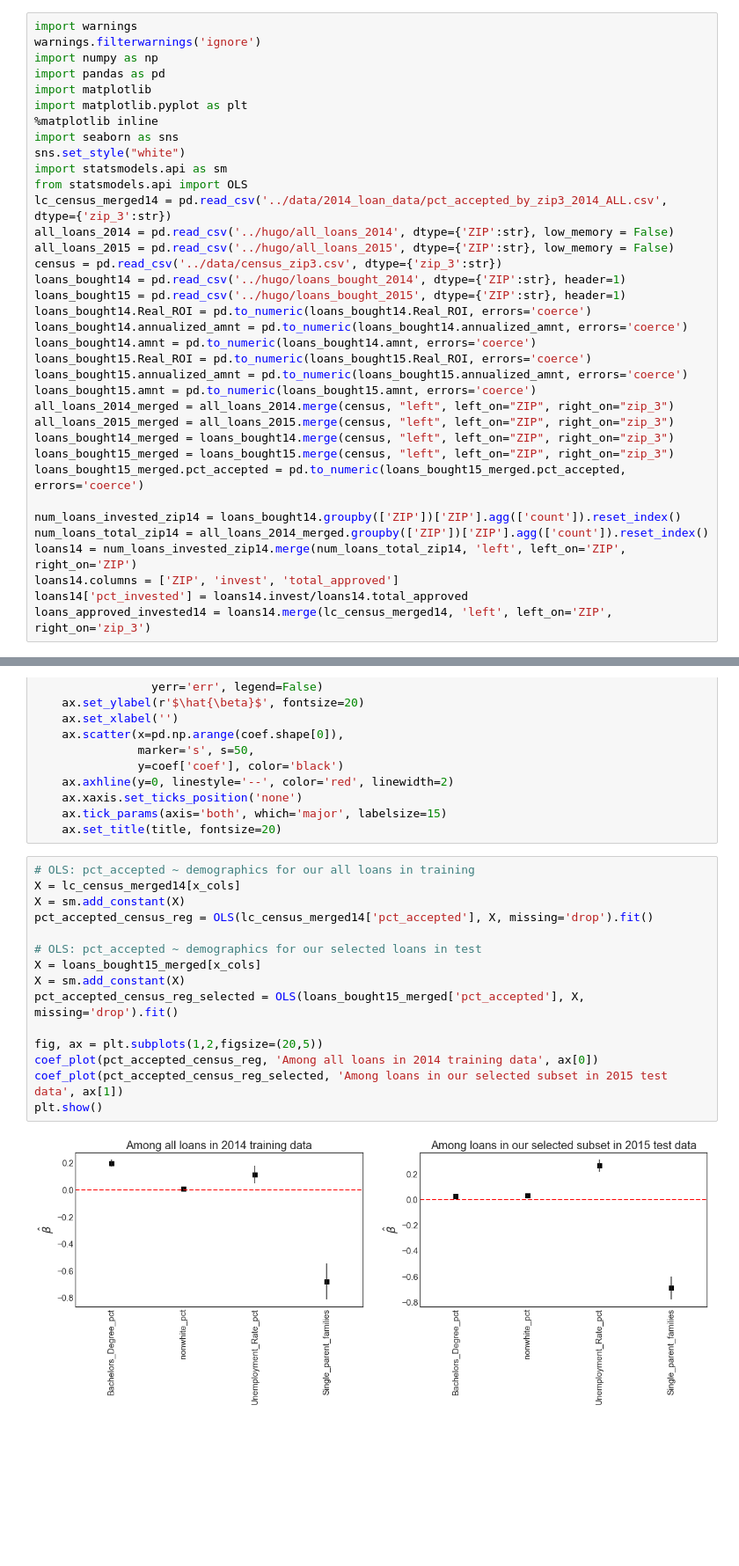
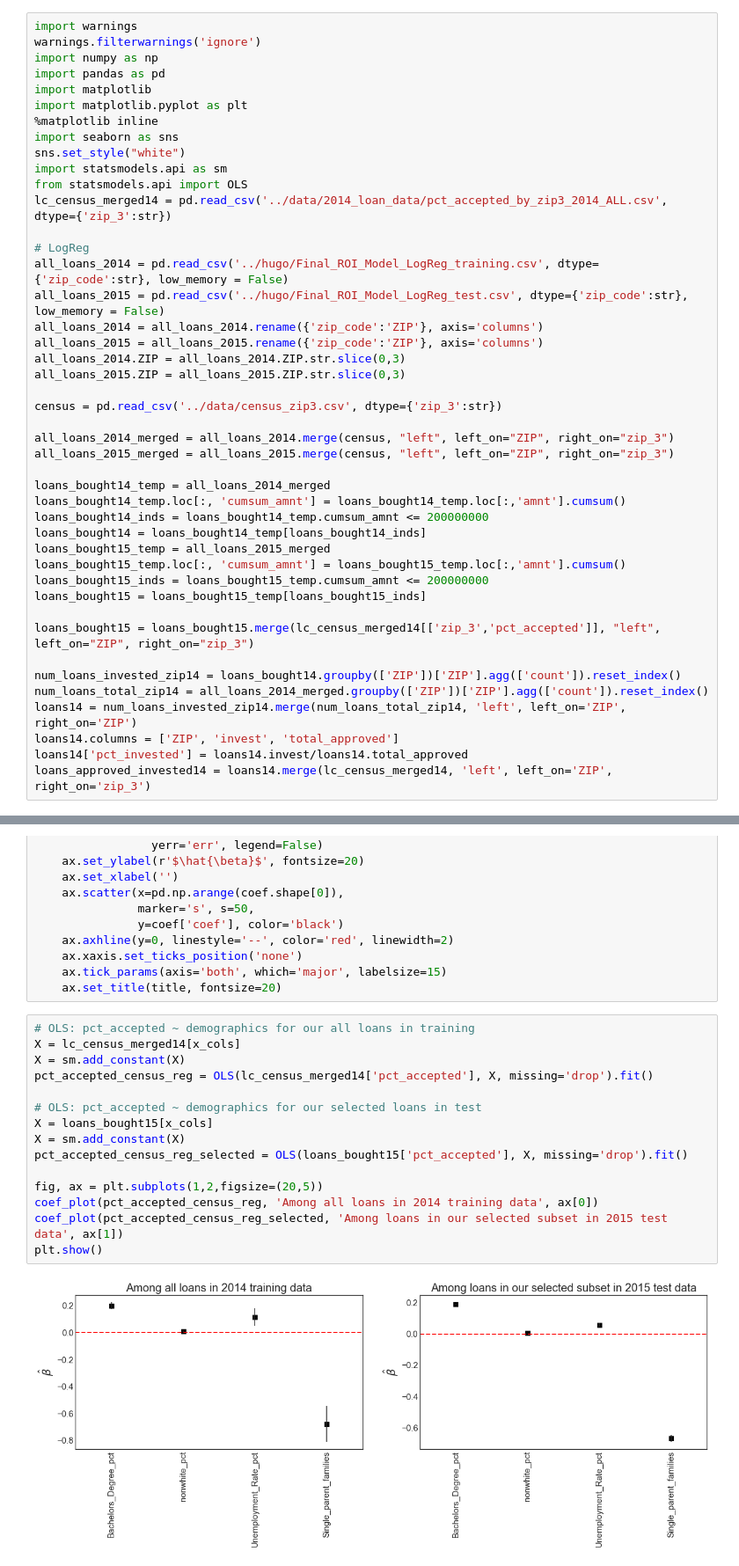
Before and after one commit to bhavenp/209A-FinalProject, a Jupyter notebook: final_website/4. Discrimination.ipynb, the cells around one changed output, grey strips where cells are left out. Shown: that part at 88% size. Drawn from its saved outputs; the diff is of its cells as text; blank space fills up the shorter version.

```diff
--- a/final_website/4. Discrimination.ipynb
+++ b/final_website/4. Discrimination.ipynb
@@ -13,22 +13,30 @@ sns.set_style("white")
 import statsmodels.api as sm
 from statsmodels.api import OLS
 lc_census_merged14 = pd.read_csv('../data/2014_loan_data/pct_accepted_by_zip3_2014_ALL.csv', dtype={'zip_3':str})
-all_loans_2014 = pd.read_csv('../hugo/all_loans_2014', dtype={'ZIP':str}, low_memory = False)
-all_loans_2015 = pd.read_csv('../hugo/all_loans_2015', dtype={'ZIP':str}, low_memory = False)
+
+# LogReg
+all_loans_2014 = pd.read_csv('../hugo/Final_ROI_Model_LogReg_training.csv', dtype={'zip_code':str}, low_memory = False)
+all_loans_2015 = pd.read_csv('../hugo/Final_ROI_Model_LogReg_test.csv', dtype={'zip_code':str}, low_memory = False)
+all_loans_2014 = all_loans_2014.rename({'zip_code':'ZIP'}, axis='columns')
+all_loans_2015 = all_loans_2015.rename({'zip_code':'ZIP'}, axis='columns')
+all_loans_2014.ZIP = all_loans_2014.ZIP.str.slice(0,3)
+all_loans_2015.ZIP = all_loans_2015.ZIP.str.slice(0,3)
+
 census = pd.read_csv('../data/census_zip3.csv', dtype={'zip_3':str})
-loans_bought14 = pd.read_csv('../hugo/loans_bought_2014', dtype={'ZIP':str}, header=1)
-loans_bought15 = pd.read_csv('../hugo/loans_bought_2015', dtype={'ZIP':str}, header=1)
-loans_bought14.Real_ROI = pd.to_numeric(loans_bought14.Real_ROI, errors='coerce')
-loans_bought14.annualized_amnt = pd.to_numeric(loans_bought14.annualized_amnt, errors='coerce')
-loans_bought14.amnt = pd.to_numeric(loans_bought14.amnt, errors='coerce')
-loans_bought15.Real_ROI = pd.to_numeric(loans_bought15.Real_ROI, errors='coerce')
-loans_bought15.annualized_amnt = pd.to_numeric(loans_bought15.annualized_amnt, errors='coerce')
-loans_bought15.amnt = pd.to_numeric(loans_bought15.amnt, errors='coerce')
+
 all_loans_2014_merged = all_loans_2014.merge(census, "left", left_on="ZIP", right_on="zip_3")
 all_loans_2015_merged = all_loans_2015.merge(census, "left", left_on="ZIP", right_on="zip_3")
-loans_bought14_merged = loans_bought14.merge(census, "left", left_on="ZIP", right_on="zip_3")
-loans_bought15_merged = loans_bought15.merge(census, "left", left_on="ZIP", right_on="zip_3")
-loans_bought15_merged.pct_accepted = pd.to_numeric(loans_bought15_merged.pct_accepted, errors='coerce')
+
+loans_bought14_temp = all_loans_2014_merged
+loans_bought14_temp.loc[:, 'cumsum_amnt'] = loans_bought14_temp.loc[:,'amnt'].cumsum()
+loans_bought14_inds = loans_bought14_temp.cumsum_amnt <= 200000000
+loans_bought14 = loans_bought14_temp[loans_bought14_inds]
+loans_bought15_temp = all_loans_2015_merged
+loans_bought15_temp.loc[:, 'cumsum_amnt'] = loans_bought15_temp.loc[:,'amnt'].cumsum()
+loans_bought15_inds = loans_bought15_temp.cumsum_amnt <= 200000000
+loans_bought15 = loans_bought15_temp[loans_bought15_inds]
+
+loans_bought15 = loans_bought15.merge(lc_census_merged14[['zip_3','pct_accepted']], "left", left_on="ZIP", right_on="zip_3")
 
 num_loans_invested_zip14 = loans_bought14.groupby(['ZIP'])['ZIP'].agg(['count']).reset_index()
 num_loans_total_zip14 = all_loans_2014_merged.groupby(['ZIP'])['ZIP'].agg(['count']).reset_index()
@@ -164,17 +199,17 @@ def coef_plot(reg_obj, title, ax):
 # %%
 # OLS: pct_accepted ~ demographics for our all loans in training
 X = lc_census_merged14[x_cols]
 X = sm.add_constant(X)
 pct_accepted_census_reg = OLS(lc_census_merged14['pct_accepted'], X, missing='drop').fit()
 
 # OLS: pct_accepted ~ demographics for our selected loans in test
-X = loans_bought15_merged[x_cols]
+X = loans_bought15[x_cols]
 X = sm.add_constant(X)
-pct_accepted_census_reg_selected = OLS(loans_bought15_merged['pct_accepted'], X, missing='drop').fit()
+pct_accepted_census_reg_selected = OLS(loans_bought15['pct_accepted'], X, missing='drop').fit()
 
 fig, ax = plt.subplots(1,2,figsize=(20,5))
 coef_plot(pct_accepted_census_reg, 'Among all loans in 2014 training data', ax[0])
 coef_plot(pct_accepted_census_reg_selected, 'Among loans in our selected subset in 2015 test data', ax[1])
 plt.show()
 # %% [output]
-[figure, old version]
+[figure, new version]
```
Also changed, not shown: parts of 21 cells of this notebook, 6 other files.
